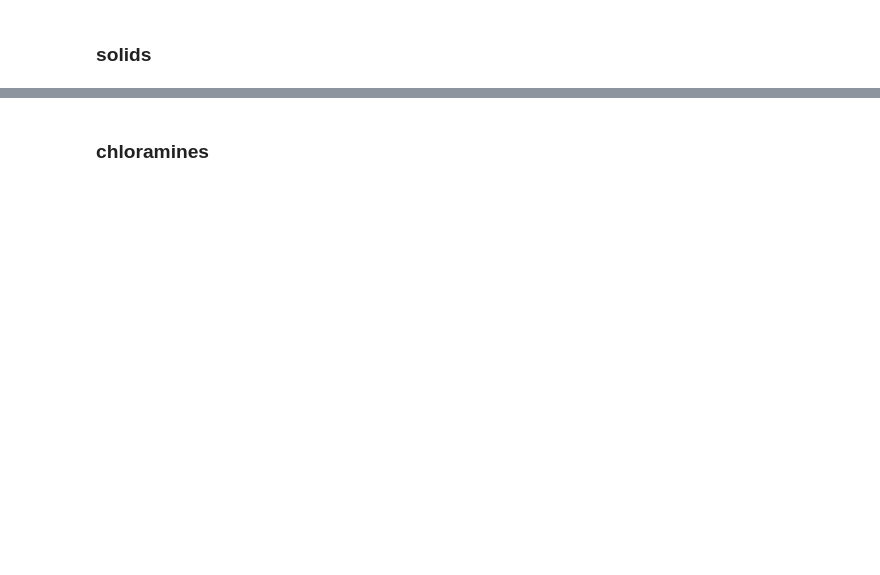
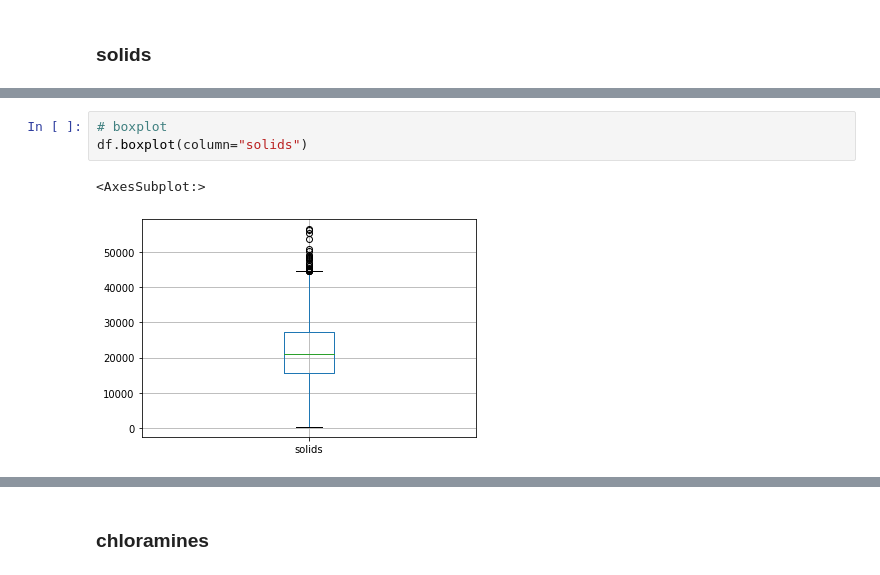
Before and after one commit to Amike31/Tubes1_Probstat, a Jupyter notebook: notebook.ipynb, the cells around one changed output, grey strips where cells are left out. Cells and saved outputs as stored; diff of their text form; blank space fills up the shorter version.

```diff
--- a/notebook.ipynb
+++ b/notebook.ipynb
@@ -115,0 +232,6 @@ mode > 2
+# %%
+# boxplot
+df.boxplot(column="solids")
+# %% [output]
+<AxesSubplot:>
+[figure, added]
```
Also changed, not shown: parts of 86 cells of this notebook.
